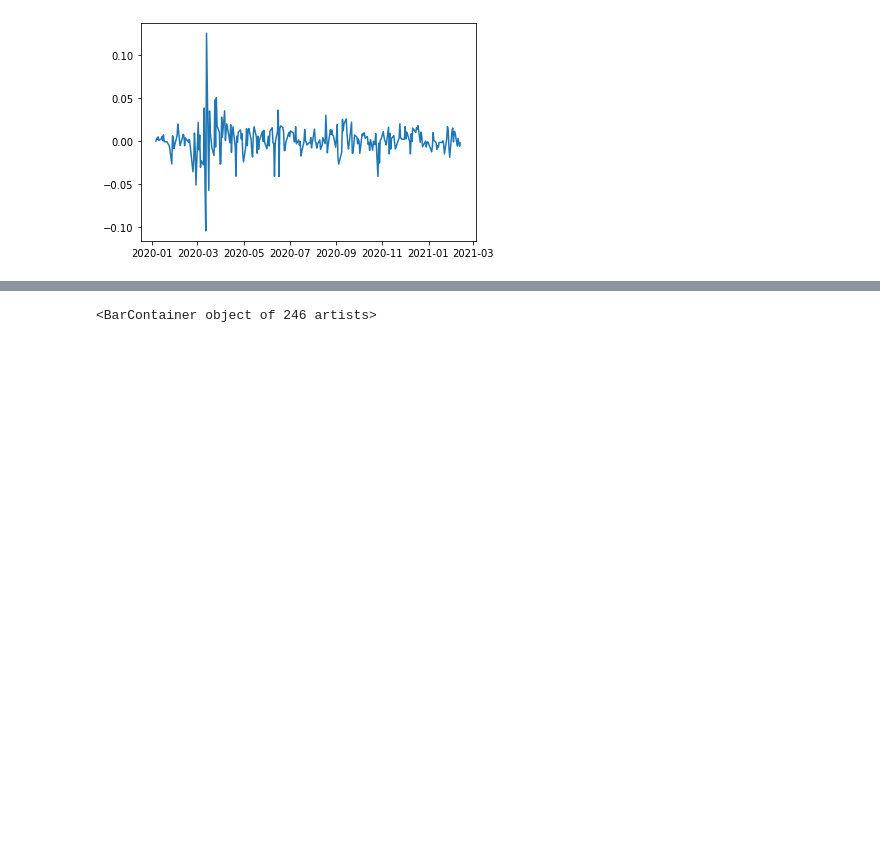
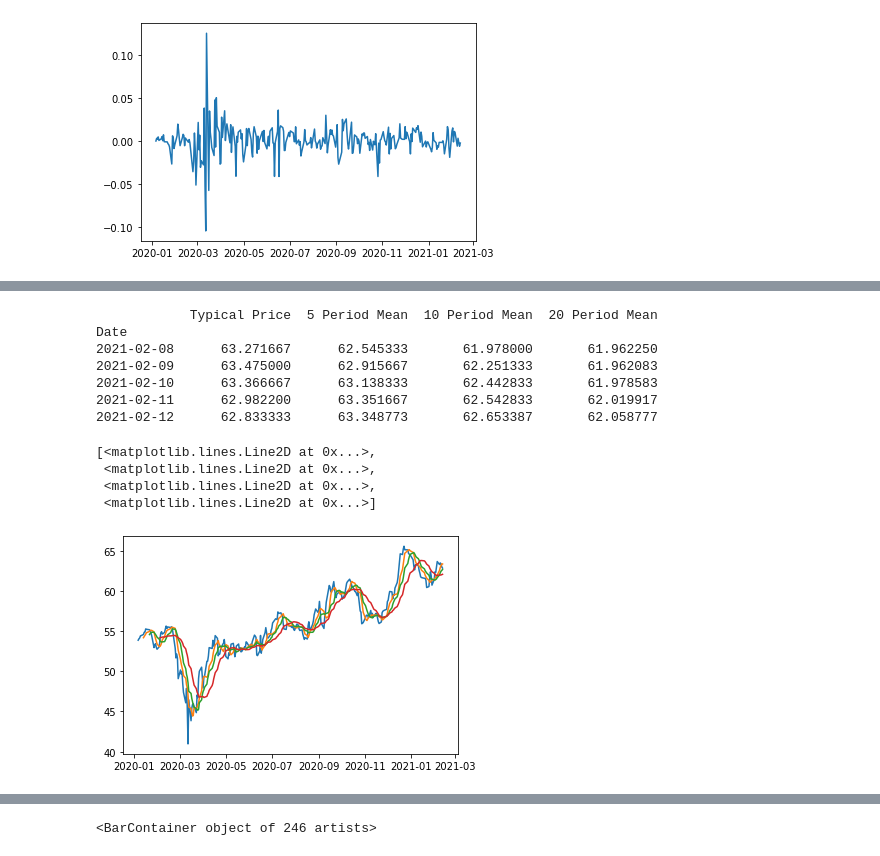
Before and after one commit to 0100101001010000/PyTechnicalIndicators, a Jupyter notebook: Example/test.ipynb, the cells around one changed output, grey strips where cells are left out. Saved outputs shown, nothing was run; the diff lists cells and outputs as text; code cells hidden in the pictures; blank space fills up the shorter version.

```diff
--- a/Example/test.ipynb
+++ b/Example/test.ipynb
@@ -171,0 +58,25 @@ print(personalised_moving_averages_df)
+# %%
+# mean
+mean_df = pandas.DataFrame(index=data.index, data=data['Typical Price'], copy=True)
+mean_df['5 Period Mean'] = basic_indicators.mean(data['Typical Price'], 5, True)
+mean_df['10 Period Mean'] = basic_indicators.mean(data['Typical Price'], 10, True)
+mean_df['20 Period Mean'] = basic_indicators.mean(data['Typical Price'], 20, True)
+
+# TODO: have last 5 in a table
+print(mean_df[-5:])
+fig_mean = plt.figure()
+ax_mean = fig_mean.add_subplot()
+ax_mean.plot(mean_df)
+# %% [output]
+            Typical Price  5 Period Mean  10 Period Mean  20 Period Mean
+Date
+2021-02-08      63.271667      62.545333       61.978000       61.962250
+2021-02-09      63.475000      62.915667       62.251333       61.962083
+2021-02-10      63.366667      63.138333       62.442833       61.978583
+2021-02-11      62.982200      63.351667       62.542833       62.019917
+2021-02-12      62.833333      63.348773       62.653387       62.058777
+[<matplotlib.lines.Line2D at 0x...>,
+ <matplotlib.lines.Line2D at 0x...>,
+ <matplotlib.lines.Line2D at 0x...>,
+ <matplotlib.lines.Line2D at 0x...>]
+[figure, added]
```
Also changed, not shown: parts of 20 cells of this notebook, 1 other file.
